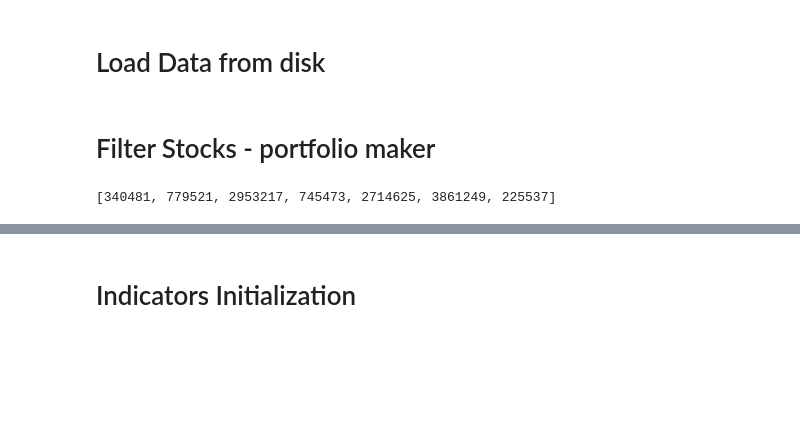
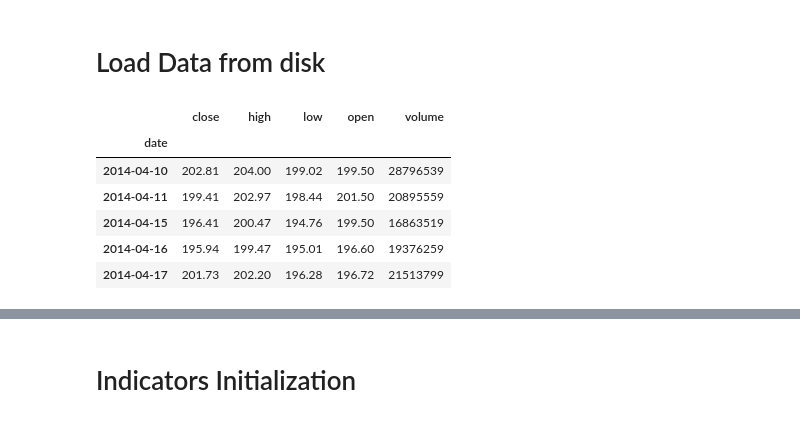
Before and after one commit to suhansaha/freedom, a Jupyter notebook: KiteConnect.ipynb, the cells around one changed output, grey strips where cells are left out. Saved outputs shown, nothing was run; the diff lists cells and outputs as text; code cells hidden in the pictures; blank space fills up the shorter version.

```diff
--- a/KiteConnect.ipynb
+++ b/KiteConnect.ipynb
@@ -100,11 +157,5 @@ if offline != True:
 # %% [markdown]
 # Load Data from disk
 # %%
-raw_data = pd.read_hdf('kite_data/kite_data.h5', key=symbol+keyToday,mode='r')
-raw_data_day = pd.read_hdf('kite_data/kite_data.h5', key=symbol+keyToday+"day",mode='r')
-
-instruments_df = pd.read_hdf('kite_data/kite_data.h5', key=exchange+keyToday,mode='r')
-
-
-EQSYMBOL = lambda x:instruments_df[instruments_df['instrument_token']==x].index[0]
-EQTOKEN = lambda x:instruments_df.loc[x,'instrument_token']
+raw_data = pd.read_hdf('kite_data/kite_data.h5', key="SBIN",mode='r')
+raw_data_day = pd.read_hdf('kite_data/kite_data.h5', key="SBIN"+"day",mode='r')
@@ -113,2 +161,0 @@ EQTOKEN = lambda x:instruments_df.loc[x,'instrument_token']
-# %% [markdown]
-# Filter Stocks - portfolio maker
@@ -124,6 +162,10 @@ industry = niftynext50.Industry.unique()
-# %%
-portfolio = [340481,779521,2953217,745473, 2714625,3861249,225537]
-
-portfolio
-# %% [output]
-[340481, 779521, 2953217, 745473, 2714625, 3861249, 225537]
+# %%
+raw_data_day.head()
+# %% [output]
+|  | close | high | low | open | volume |
+| date |  |  |  |  |  |
+| 2014-04-10 | 202.81 | 204.00 | 199.02 | 199.50 | 28796539 |
+| 2014-04-11 | 199.41 | 202.97 | 198.44 | 201.50 | 20895559 |
+| 2014-04-15 | 196.41 | 200.47 | 194.76 | 199.50 | 16863519 |
+| 2014-04-16 | 195.94 | 199.47 | 195.01 | 196.60 | 19376259 |
+| 2014-04-17 | 201.73 | 202.20 | 196.28 | 196.72 | 21513799 |
```
Also changed, not shown: parts of 20 cells of this notebook, 2 other files.
